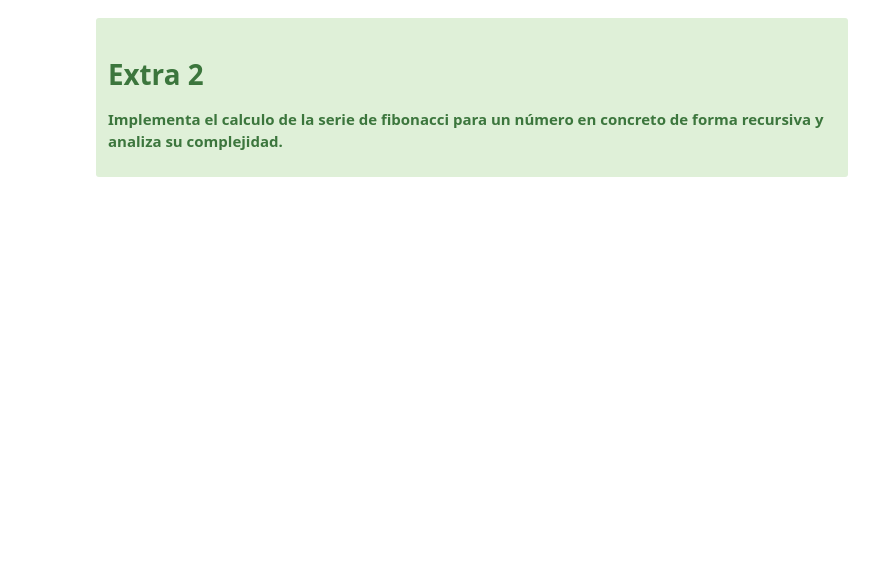
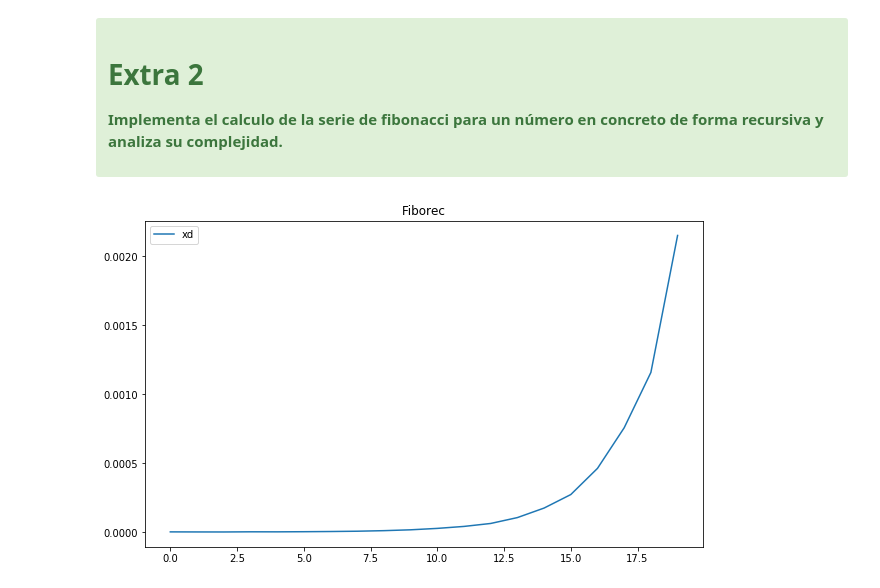
Before and after one commit to OriolMoles/alg2, a Jupyter notebook: 0/Complejidad.ipynb, the cells around one changed output. Cells and saved outputs as stored; diff of their text form; code cells hidden in the pictures; blank space fills up the shorter version.

```diff
--- a/0/Complejidad.ipynb
+++ b/0/Complejidad.ipynb
@@ -369,0 +492,28 @@ def fiborec(n):
+# %%
+def fiborec(n):
+    if n <= 2:
+        return 1
+
+    return fiborec(n-1) + fiborec(n-2)
+# %%
+from time import time
+import matplotlib.pyplot as plt
+
+%matplotlib inline
+
+N = 20
+_time = []
+for i in range(N):
+    t = time()
+    fiborec(i)
+    _tmp = time() - t
+    _time.append(_tmp)
+
+plt.figure(figsize=(10,6))
+plt.title('Fiborec')
+plt.plot(_time, label='xd')
+plt.legend()
+plt.plot()
+plt.draw()
+# %% [output]
+[figure, added]
```
Also changed, not shown: parts of 24 cells of this notebook.
